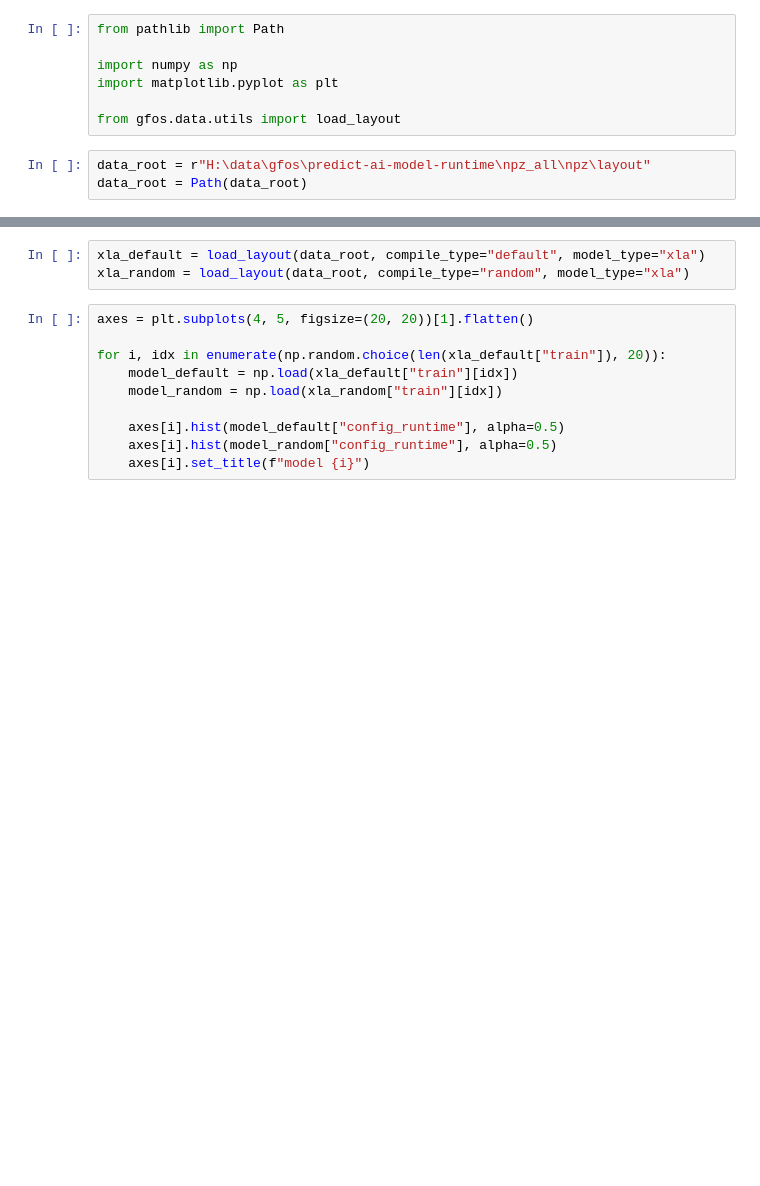
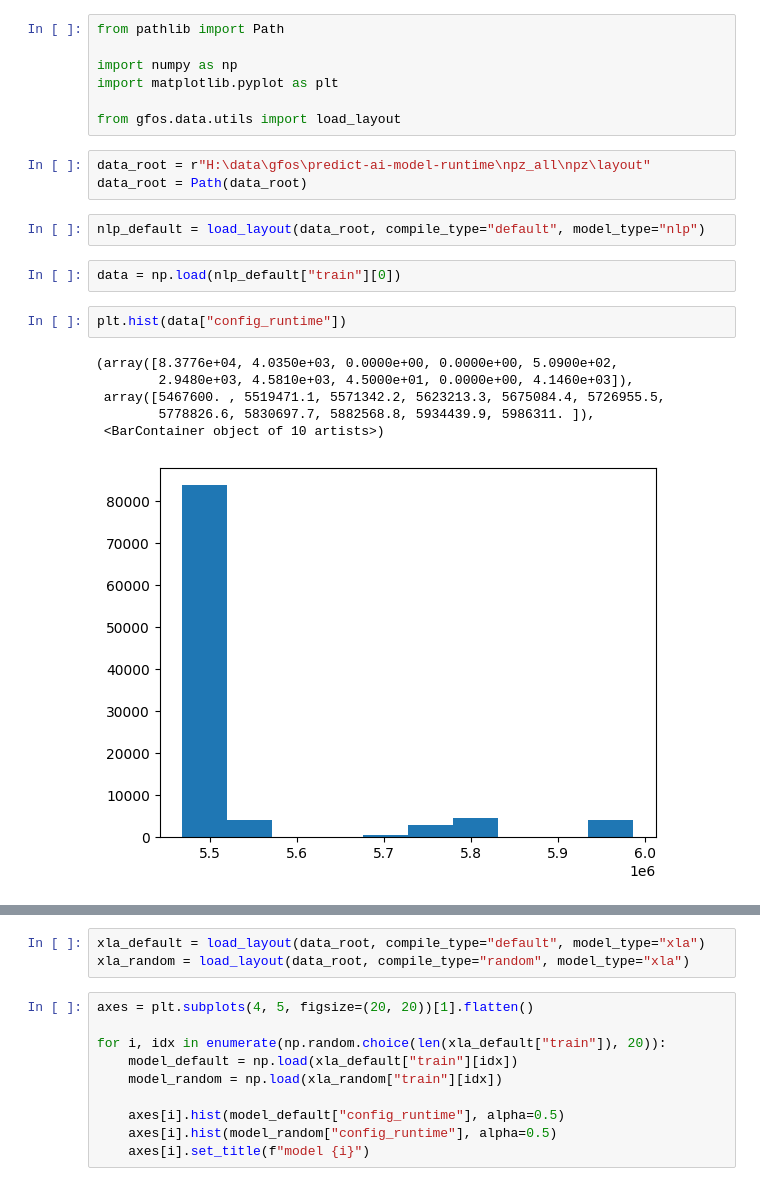
Before and after one commit to edenni/gfos, a Jupyter notebook: notebooks/data/check_dist.ipynb, the cells around one changed output, grey strips where cells are left out. Cells and saved outputs as stored; diff of their text form; blank space fills up the shorter version.

```diff
--- a/notebooks/data/check_dist.ipynb
+++ b/notebooks/data/check_dist.ipynb
@@ -8,3 +8,16 @@ from gfos.data.utils import load_layout
 # %%
 data_root = r"H:\data\gfos\predict-ai-model-runtime\npz_all\npz\layout"
 data_root = Path(data_root)
+# %%
+nlp_default = load_layout(data_root, compile_type="default", model_type="nlp")
+# %%
+data = np.load(nlp_default["train"][0])
+# %%
+plt.hist(data["config_runtime"])
+# %% [output]
+(array([8.3776e+04, 4.0350e+03, 0.0000e+00, 0.0000e+00, 5.0900e+02,
+        2.9480e+03, 4.5810e+03, 4.5000e+01, 0.0000e+00, 4.1460e+03]),
+ array([5467600. , 5519471.1, 5571342.2, 5623213.3, 5675084.4, 5726955.5,
+        5778826.6, 5830697.7, 5882568.8, 5934439.9, 5986311. ]),
+ <BarContainer object of 10 artists>)
+[figure, added]
```
Also changed, not shown: parts of 4 cells of this notebook, 12 other files.
